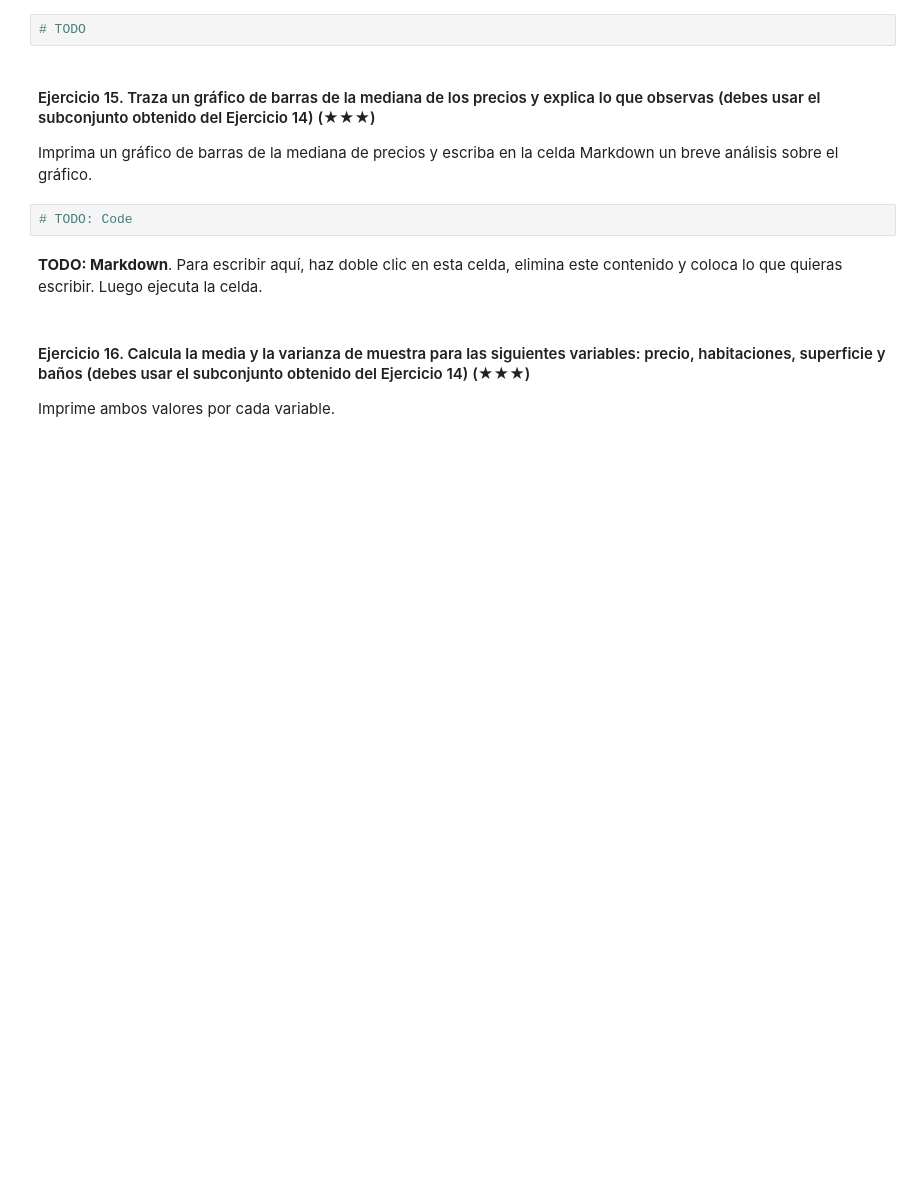
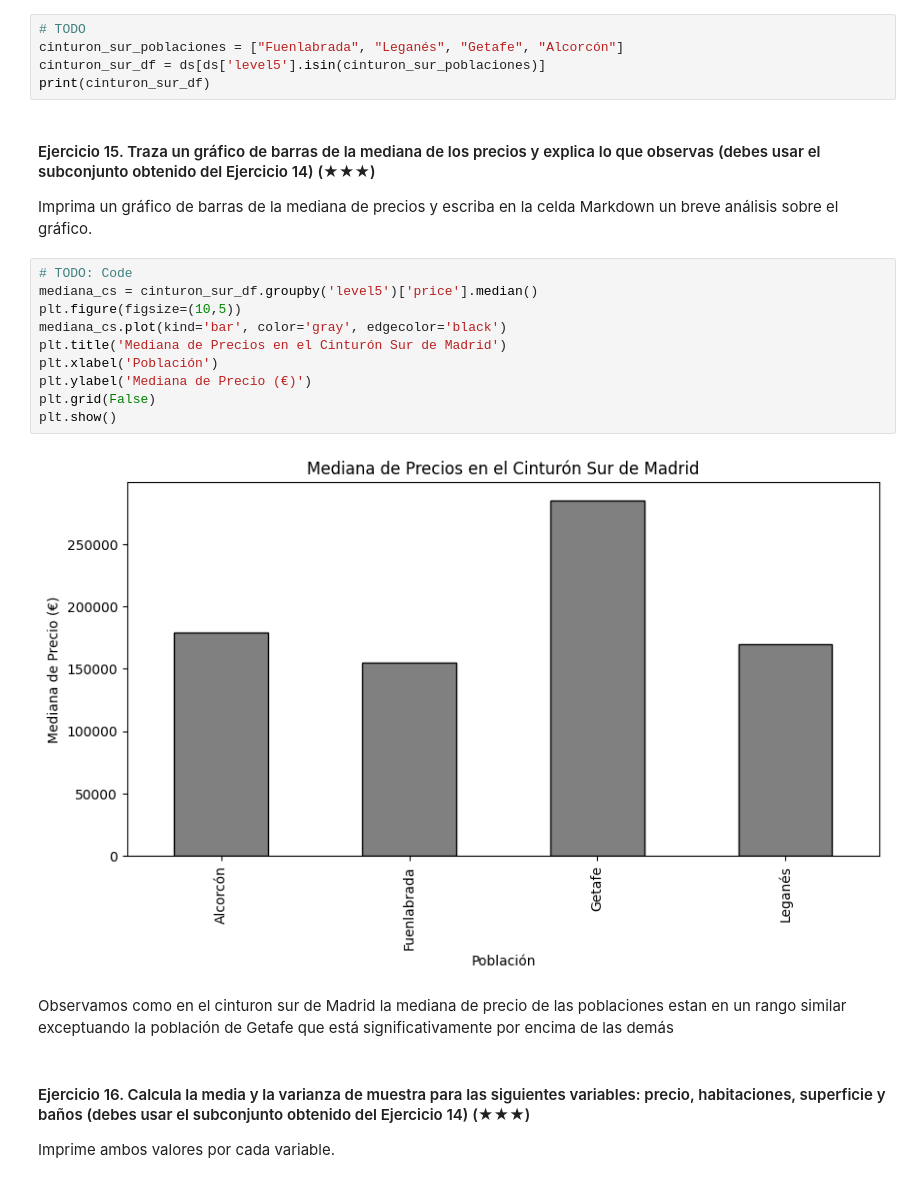
Before and after one commit to gorozcor/realestate-datacleanup-exercise, a Jupyter notebook: project.es.ipynb, the cells around one changed output. Cells and saved outputs as stored; diff of their text form; blank space fills up the shorter version.

```diff
--- a/project.es.ipynb
+++ b/project.es.ipynb
@@ -255,14 +245,27 @@ Imprima la población y el número de casas.
 Pista: Filtra el DataFrame original usando la columna `level5` y la función `isin`.
 # %%
 # TODO
+cinturon_sur_poblaciones = ["Fuenlabrada", "Leganés", "Getafe", "Alcorcón"]
+cinturon_sur_df = ds[ds['level5'].isin(cinturon_sur_poblaciones)]
+print(cinturon_sur_df)
 # %% [markdown]
 #### Ejercicio 15. Traza un gráfico de barras de la mediana de los precios y explica lo que observas (debes usar el subconjunto obtenido del Ejercicio 14) (★★★)
 
 Imprima un gráfico de barras de la mediana de precios y escriba en la celda Markdown un breve análisis sobre el gráfico.
 # %%
 # TODO: Code
+mediana_cs = cinturon_sur_df.groupby('level5')['price'].median()
+plt.figure(figsize=(10,5))
+mediana_cs.plot(kind='bar', color='gray', edgecolor='black')
+plt.title('Mediana de Precios en el Cinturón Sur de Madrid')
+plt.xlabel('Población')
+plt.ylabel('Mediana de Precio (€)')
+plt.grid(False)
+plt.show()
+# %% [output]
+[figure, added]
 # %% [markdown]
-**TODO: Markdown**. Para escribir aquí, haz doble clic en esta celda, elimina este contenido y coloca lo que quieras escribir. Luego ejecuta la celda.
+Observamos como en el cinturon sur de Madrid la mediana de precio de las poblaciones estan en un rango similar exceptuando la población de Getafe que está significativamente por encima de las demás
 # %% [markdown]
 #### Ejercicio 16. Calcula la media y la varianza de muestra para las siguientes variables: precio, habitaciones, superficie y baños (debes usar el subconjunto obtenido del Ejercicio 14) (★★★)
 
```
Also changed, not shown: parts of 21 cells of this notebook.
